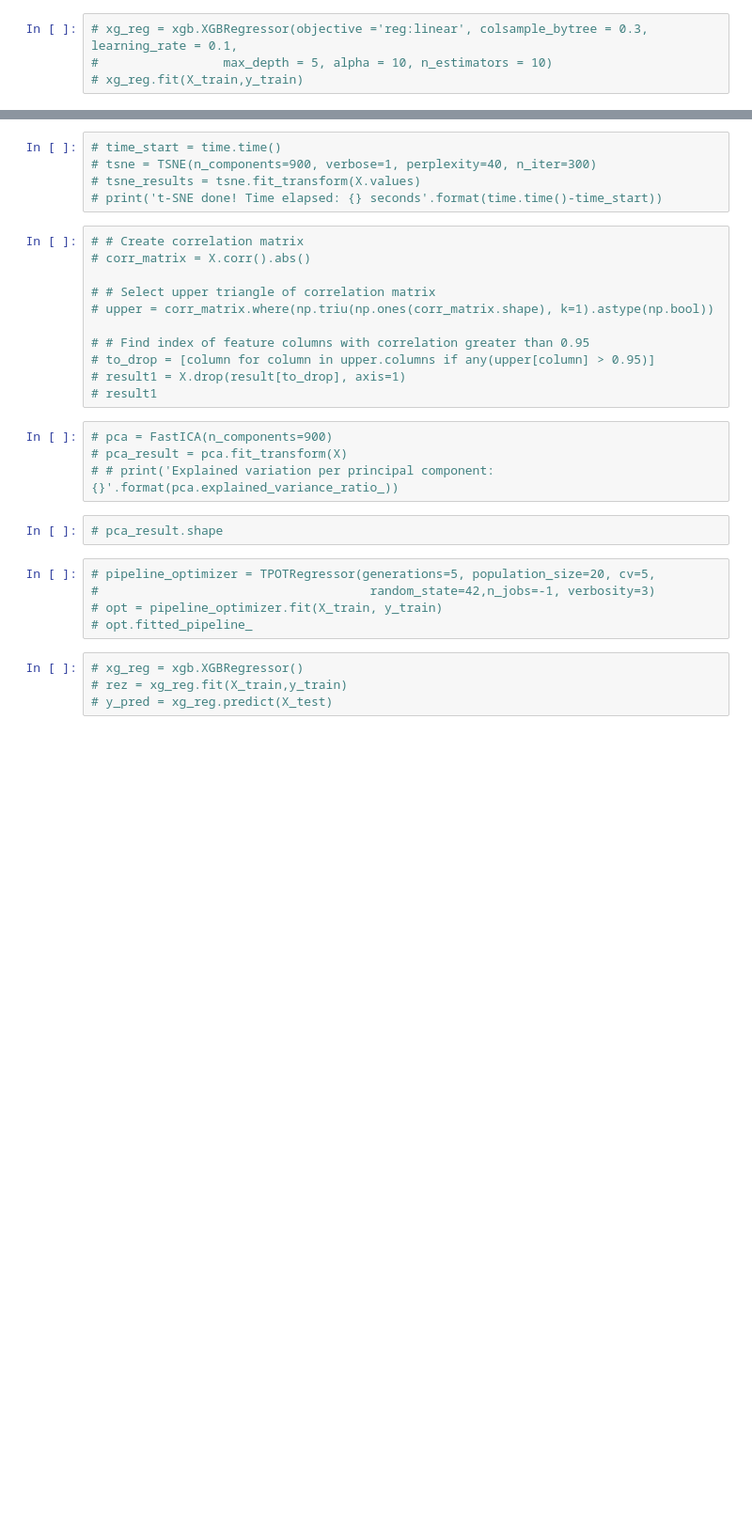
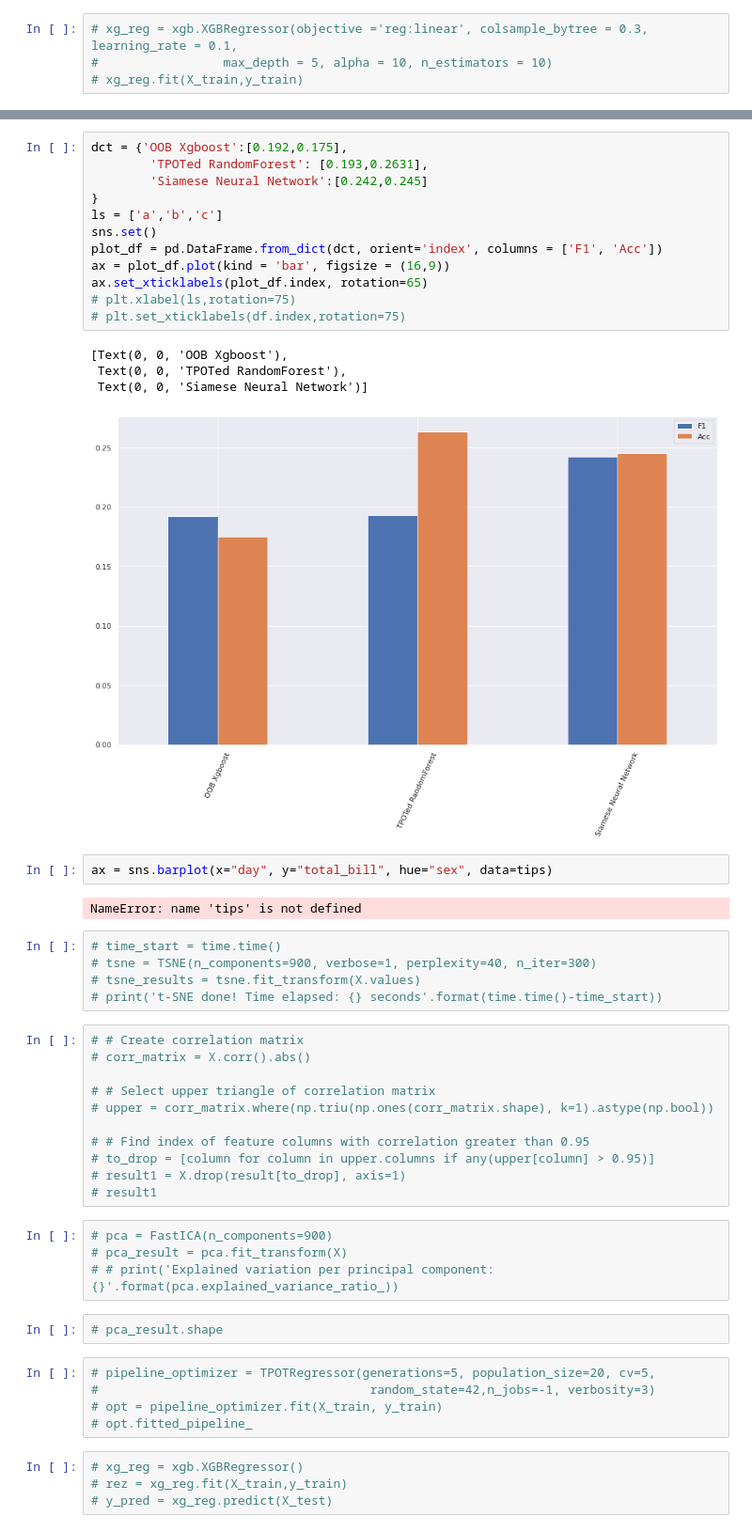
Before and after one commit to TaoyuMei/Bioinformatics_Hackathon_2020, a Jupyter notebook: simons_eda/quick_eda.ipynb, the cells around one changed output, grey strips where cells are left out. Shown at 94% size. Saved outputs shown, nothing was run; the diff lists cells and outputs as text; blank space fills up the shorter version.

```diff
--- a/simons_eda/quick_eda.ipynb
+++ b/simons_eda/quick_eda.ipynb
@@ -149,3 +165,24 @@ print('acc:  {}'.format(accuracy_score(y_test.values, y_pred)))
+# %%
+dct = {'OOB Xgboost':[0.192,0.175],
+        'TPOTed RandomForest': [0.193,0.2631],
+        'Siamese Neural Network':[0.242,0.245]
+}
+ls = ['a','b','c']
+sns.set()
+plot_df = pd.DataFrame.from_dict(dct, orient='index', columns = ['F1', 'Acc'])
+ax = plot_df.plot(kind = 'bar', figsize = (16,9))
+ax.set_xticklabels(plot_df.index, rotation=65)
+# plt.xlabel(ls,rotation=75)
+# plt.set_xticklabels(df.index,rotation=75)
+# %% [output]
+[Text(0, 0, 'OOB Xgboost'),
+ Text(0, 0, 'TPOTed RandomForest'),
+ Text(0, 0, 'Siamese Neural Network')]
+[figure, added]
+# %%
+ax = sns.barplot(x="day", y="total_bill", hue="sex", data=tips)
+# %% [output]
+NameError: name 'tips' is not defined
 # %%
 # time_start = time.time()
 # tsne = TSNE(n_components=900, verbose=1, perplexity=40, n_iter=300)
```
Also changed, not shown: parts of 12 cells of this notebook, 1 other file.
